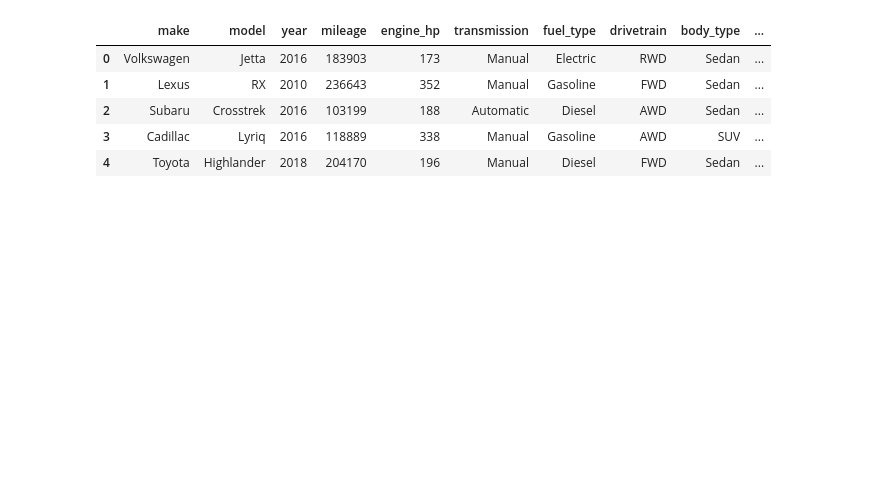
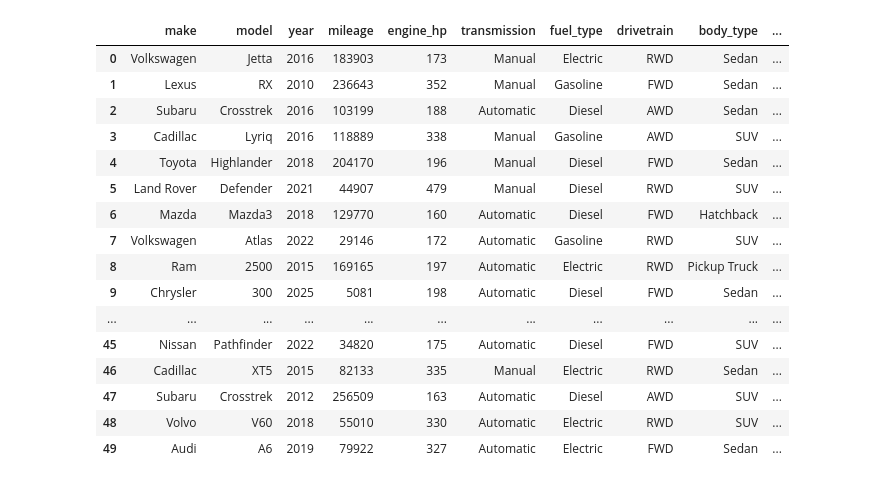
Before and after one commit to Erc-prog-xD/CienciaDeDados, a Jupyter notebook: notebooks/vehicle-notebook.ipynb, the cells around one changed output. Saved outputs shown, nothing was run; the diff lists cells and outputs as text; code cells hidden in the pictures; blank space fills up the shorter version.

```diff
--- a/notebooks/vehicle-notebook.ipynb
+++ b/notebooks/vehicle-notebook.ipynb
@@ -1,13 +1,24 @@
 # %%
 import pandas as pd
 from IPython.display import display
 
 data = pd.read_csv('../data/vehicle_price_prediction.csv',sep=',')
-display(data.head())
+display(data.head(50))
 # %% [output]
 |  | make | model | year | mileage | engine_hp | transmission | fuel_type | drivetrain | body_type | ... |
 | 0 | Volkswagen | Jetta | 2016 | 183903 | 173 | Manual | Electric | RWD | Sedan | ... |
 | 1 | Lexus | RX | 2010 | 236643 | 352 | Manual | Gasoline | FWD | Sedan | ... |
 | 2 | Subaru | Crosstrek | 2016 | 103199 | 188 | Automatic | Diesel | AWD | Sedan | ... |
 | 3 | Cadillac | Lyriq | 2016 | 118889 | 338 | Manual | Gasoline | AWD | SUV | ... |
 | 4 | Toyota | Highlander | 2018 | 204170 | 196 | Manual | Diesel | FWD | Sedan | ... |
+| 5 | Land Rover | Defender | 2021 | 44907 | 479 | Manual | Diesel | RWD | SUV | ... |
+| 6 | Mazda | Mazda3 | 2018 | 129770 | 160 | Automatic | Diesel | FWD | Hatchback | ... |
+| 7 | Volkswagen | Atlas | 2022 | 29146 | 172 | Automatic | Gasoline | RWD | SUV | ... |
+| 8 | Ram | 2500 | 2015 | 169165 | 197 | Automatic | Electric | RWD | Pickup Truck | ... |
+| 9 | Chrysler | 300 | 2025 | 5081 | 198 | Automatic | Diesel | FWD | Sedan | ... |
+| ... | ... | ... | ... | ... | ... | ... | ... | ... | ... | ... |
+| 45 | Nissan | Pathfinder | 2022 | 34820 | 175 | Automatic | Diesel | FWD | SUV | ... |
+| 46 | Cadillac | XT5 | 2015 | 82133 | 335 | Manual | Electric | RWD | Sedan | ... |
+| 47 | Subaru | Crosstrek | 2012 | 256509 | 163 | Automatic | Diesel | AWD | SUV | ... |
+| 48 | Volvo | V60 | 2018 | 55010 | 330 | Automatic | Electric | RWD | SUV | ... |
+| 49 | Audi | A6 | 2019 | 79922 | 327 | Automatic | Electric | FWD | Sedan | ... |
```
Also changed, not shown: 3 other files.
